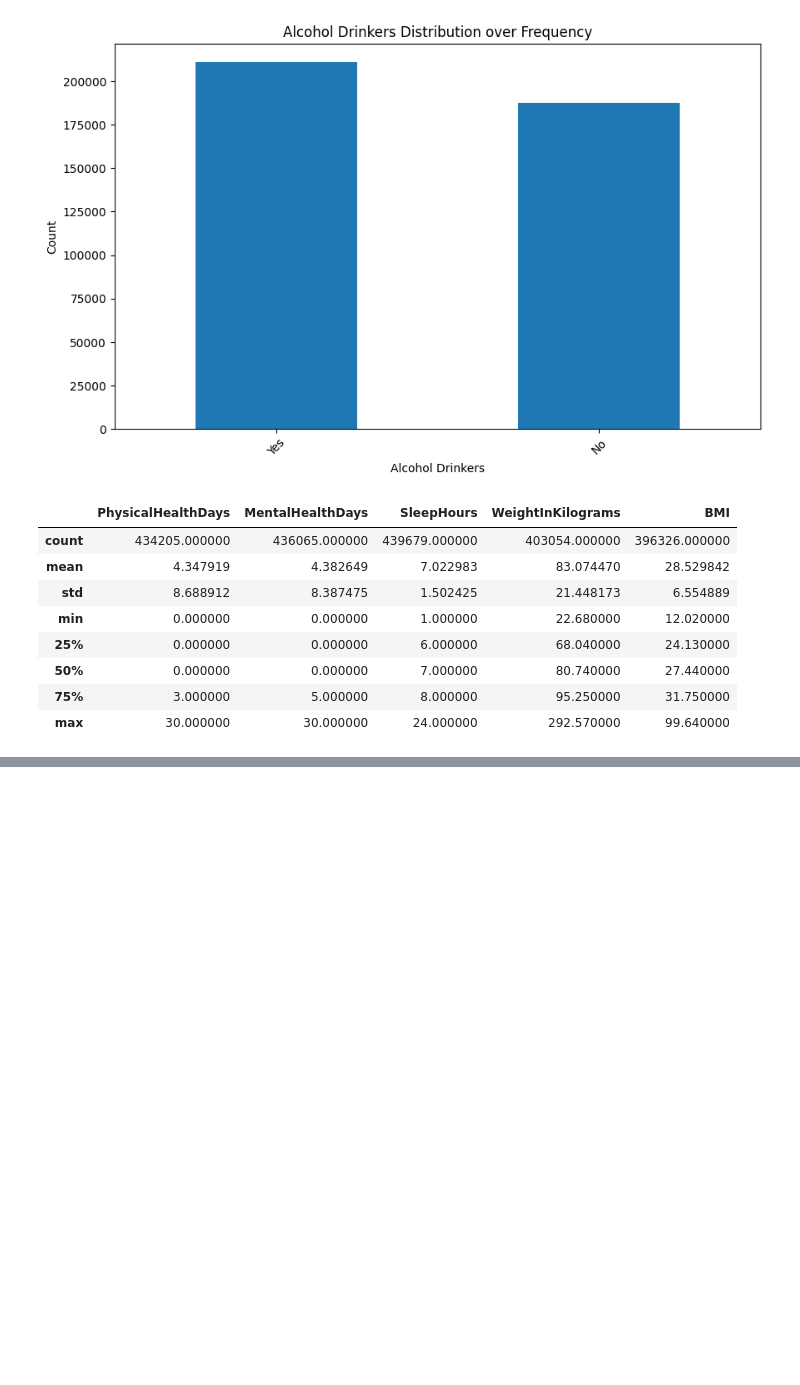
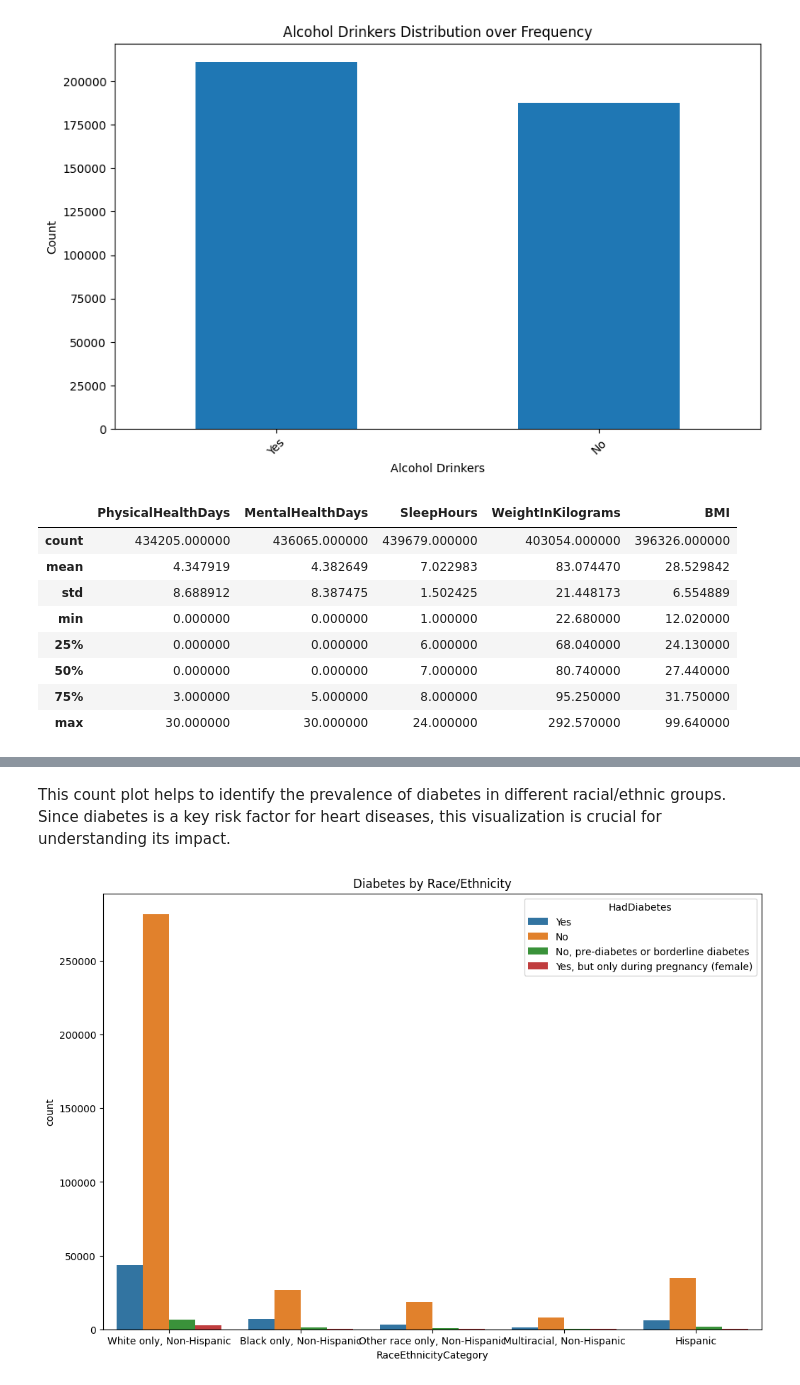
Before and after one commit to RichardKameri/pydata, a Jupyter notebook: heartanalysis.ipynb, the cells around one changed output, grey strips where cells are left out. Drawn from its saved outputs; the diff is of its cells as text; code cells hidden in the pictures; blank space fills up the shorter version.

```diff
--- a/heartanalysis.ipynb
+++ b/heartanalysis.ipynb
@@ -319,0 +384,9 @@ df.describe()
+# %% [markdown]
+This count plot helps to identify the prevalence of diabetes in different racial/ethnic groups. Since diabetes is a key risk factor for heart diseases, this visualization is crucial for understanding its impact.
+# %%
+plt.figure(figsize=(12, 8))
+sns.countplot(data=df, x='RaceEthnicityCategory', hue='HadDiabetes')
+plt.title('Diabetes by Race/Ethnicity')
+plt.show()
+# %% [output]
+[figure, added]
```
Also changed, not shown: parts of 12 cells of this notebook.
